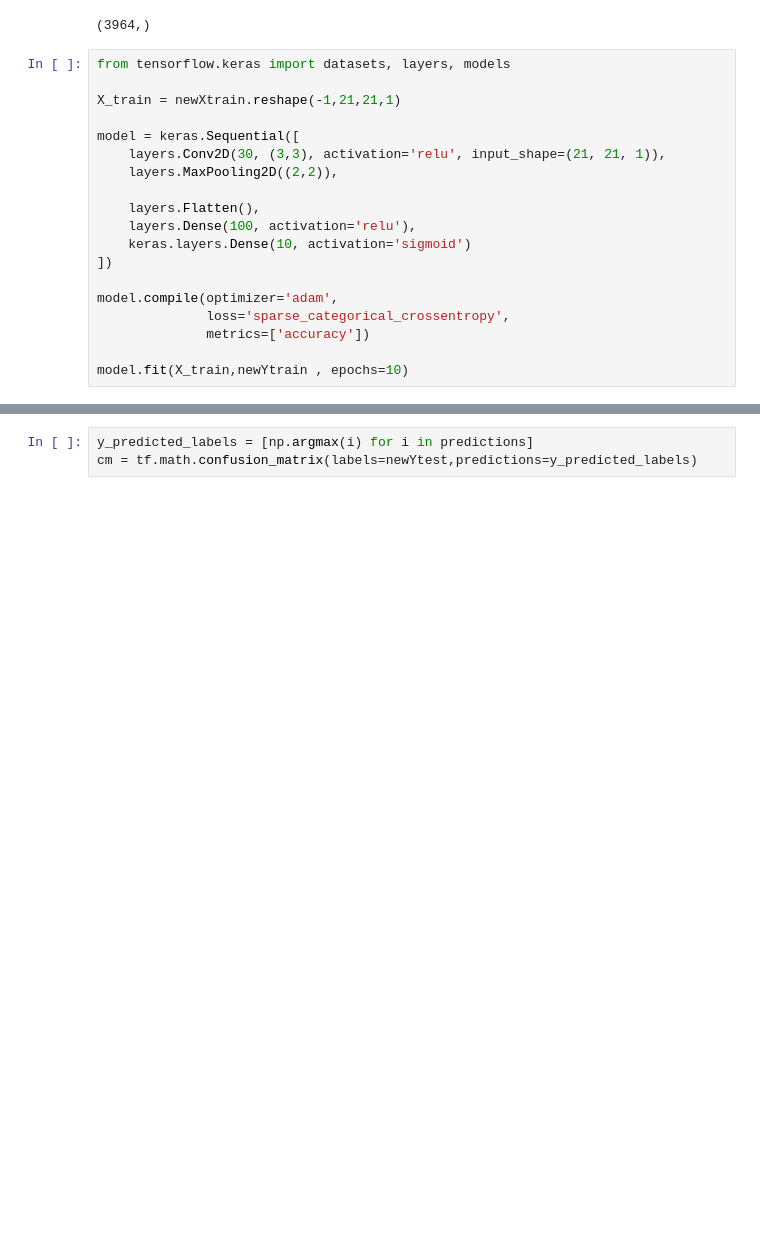
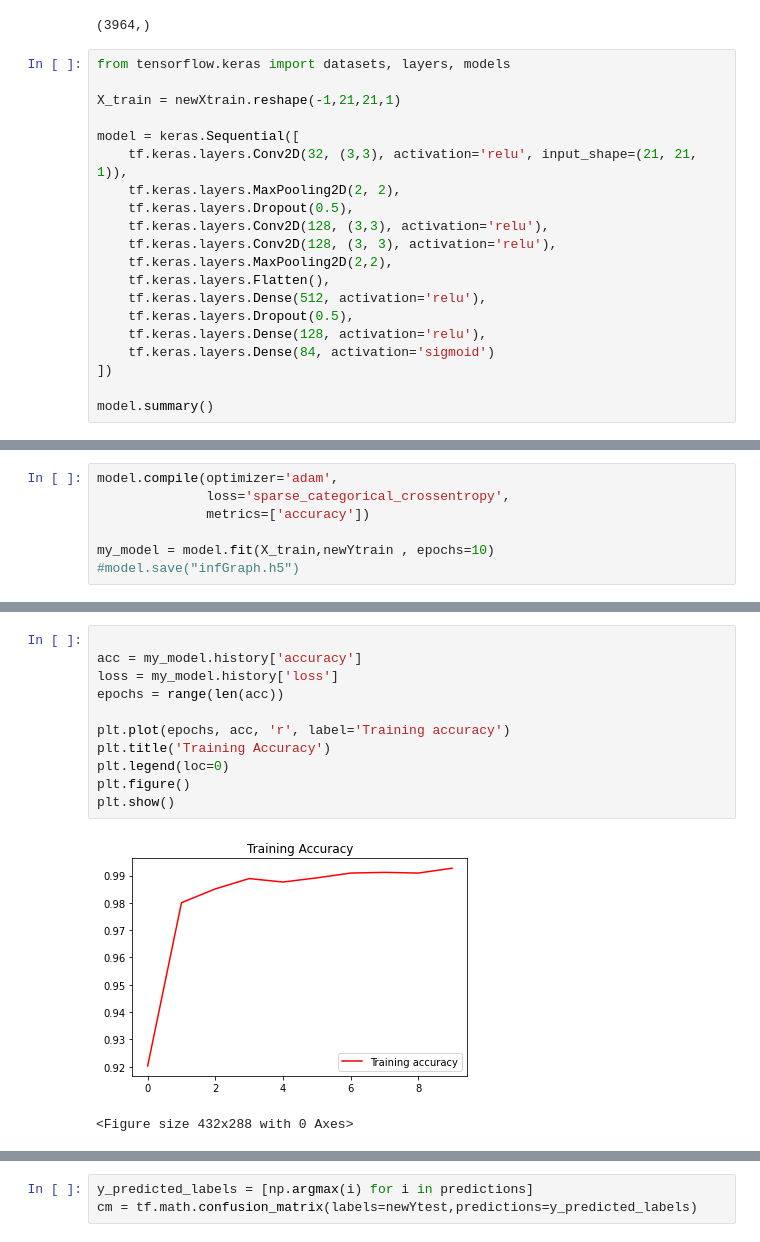
Before and after one commit to khansun/cnn_bangla_ocr, a Jupyter notebook: ocr.ipynb, the cells around one changed output, grey strips where cells are left out. Drawn from its saved outputs; the diff is of its cells as text; blank space fills up the shorter version.

Commit message:
layers added

```diff
--- a/ocr.ipynb
+++ b/ocr.ipynb
@@ -39,17 +39,18 @@ from tensorflow.keras import datasets, layers, models
 X_train = newXtrain.reshape(-1,21,21,1)
 
 model = keras.Sequential([
-    layers.Conv2D(30, (3,3), activation='relu', input_shape=(21, 21, 1)),
-    layers.MaxPooling2D((2,2)),
-
-    layers.Flatten(),
-    layers.Dense(100, activation='relu'),
-    keras.layers.Dense(10, activation='sigmoid')
+    tf.keras.layers.Conv2D(32, (3,3), activation='relu', input_shape=(21, 21, 1)),
+    tf.keras.layers.MaxPooling2D(2, 2),
+    tf.keras.layers.Dropout(0.5),
+    tf.keras.layers.Conv2D(128, (3,3), activation='relu'),
+    tf.keras.layers.Conv2D(128, (3, 3), activation='relu'),
+    tf.keras.layers.MaxPooling2D(2,2),
+    tf.keras.layers.Flatten(),
+    tf.keras.layers.Dense(512, activation='relu'),
+    tf.keras.layers.Dropout(0.5),
+    tf.keras.layers.Dense(128, activation='relu'),
+    tf.keras.layers.Dense(84, activation='sigmoid')
 ])
 
-model.compile(optimizer='adam',
-              loss='sparse_categorical_crossentropy',
-              metrics=['accuracy'])
-
-model.fit(X_train,newYtrain , epochs=10)
+model.summary()
 # %% [output]
@@ -76,0 +74,7 @@ Epoch 10/10
+# %%
+model.compile(optimizer='adam',
+              loss='sparse_categorical_crossentropy',
+              metrics=['accuracy'])
+
+my_model = model.fit(X_train,newYtrain , epochs=10)
+#model.save("infGraph.h5")
@@ -77,3 +102,17 @@ Epoch 10/10
+# %%
+
+acc = my_model.history['accuracy']
+loss = my_model.history['loss']
+epochs = range(len(acc))
+
+plt.plot(epochs, acc, 'r', label='Training accuracy')
+plt.title('Training Accuracy')
+plt.legend(loc=0)
+plt.figure()
+plt.show()
+# %% [output]
+[figure, added]
+<Figure size 432x288 with 0 Axes>
 # %%
 with open('binXtest.npy', 'rb') as f:
     newXtest = np.load(f)
```
Also changed, not shown: parts of 4 cells of this notebook, 1 other file.
